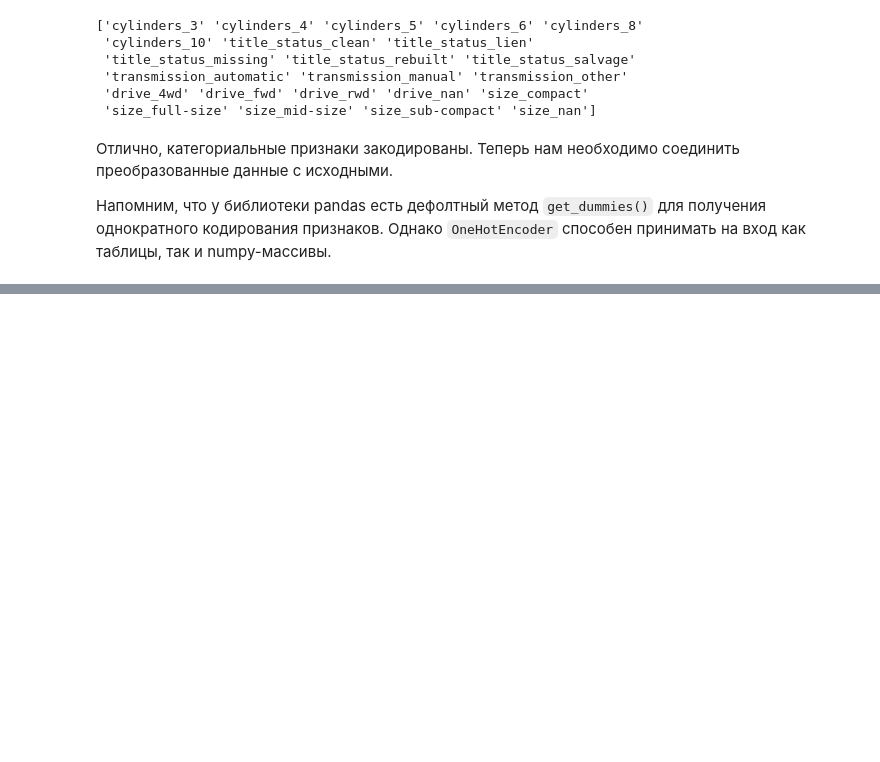
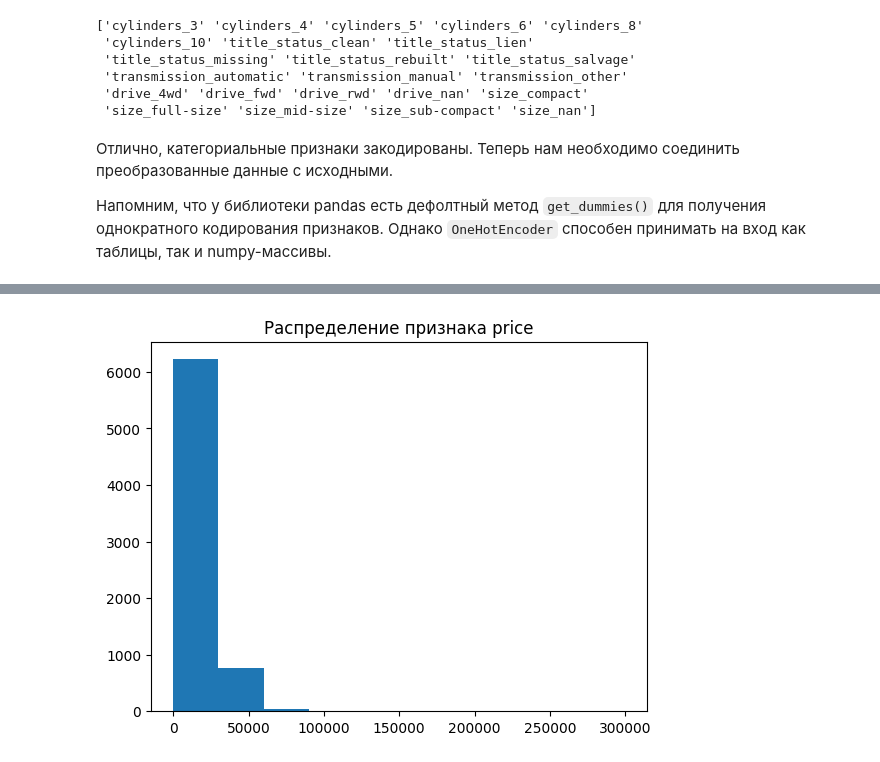
Before and after one commit to DadonovIV/for_sf_ds, a Jupyter notebook: ML/ML_6/ML_6.ipynb, the cells around one changed output, grey strips where cells are left out. Cells and saved outputs as stored; diff of their text form; code cells hidden in the pictures; blank space fills up the shorter version.

```diff
--- a/ML/ML_6/ML_6.ipynb
+++ b/ML/ML_6/ML_6.ipynb
@@ -144,0 +692,5 @@ print(column_names)
+# %%
+plt.hist(data.price)
+plt.title('Распределение признака price');
+# %% [output]
+[figure, added]
```
Also changed, not shown: parts of 117 cells of this notebook.
